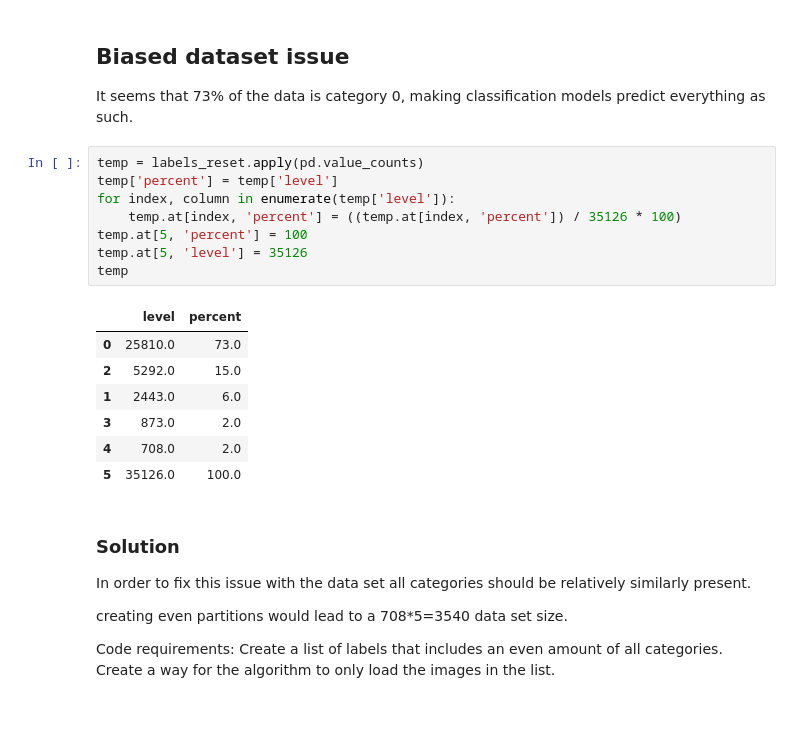
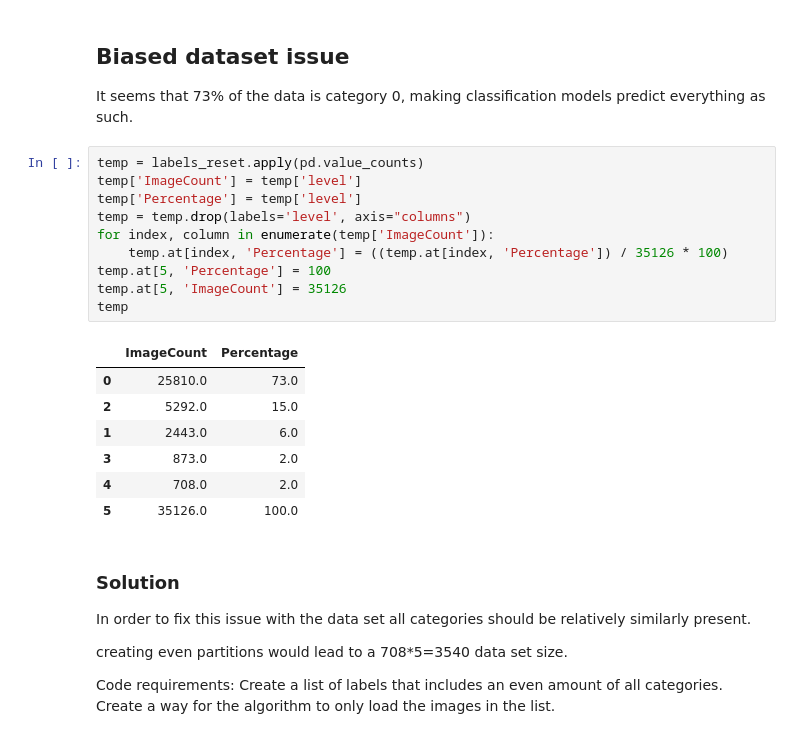
Before and after one commit to RipOrbofWinter/EyeDiseaseDetection, a Jupyter notebook: UnsortedModel.ipynb, the cells around one changed output. Cells and saved outputs as stored; diff of their text form.

```diff
--- a/UnsortedModel.ipynb
+++ b/UnsortedModel.ipynb
@@ -174,14 +174,16 @@ weighted avg       0.61      0.78      0.68       240
 It seems that 73% of the data is category 0, making classification models predict everything as such.
 # %%
 temp = labels_reset.apply(pd.value_counts)
-temp['percent'] = temp['level']
-for index, column in enumerate(temp['level']):
-    temp.at[index, 'percent'] = ((temp.at[index, 'percent']) / 35126 * 100)
-temp.at[5, 'percent'] = 100
-temp.at[5, 'level'] = 35126
+temp['ImageCount'] = temp['level']
+temp['Percentage'] = temp['level']
+temp = temp.drop(labels='level', axis="columns")
+for index, column in enumerate(temp['ImageCount']):
+    temp.at[index, 'Percentage'] = ((temp.at[index, 'Percentage']) / 35126 * 100)
+temp.at[5, 'Percentage'] = 100
+temp.at[5, 'ImageCount'] = 35126
 temp
 # %% [output]
-|  | level | percent |
+|  | ImageCount | Percentage |
 | 0 | 25810.0 | 73.0 |
 | 2 | 5292.0 | 15.0 |
 | 1 | 2443.0 | 6.0 |
```
Also changed, not shown: 4 other files.
